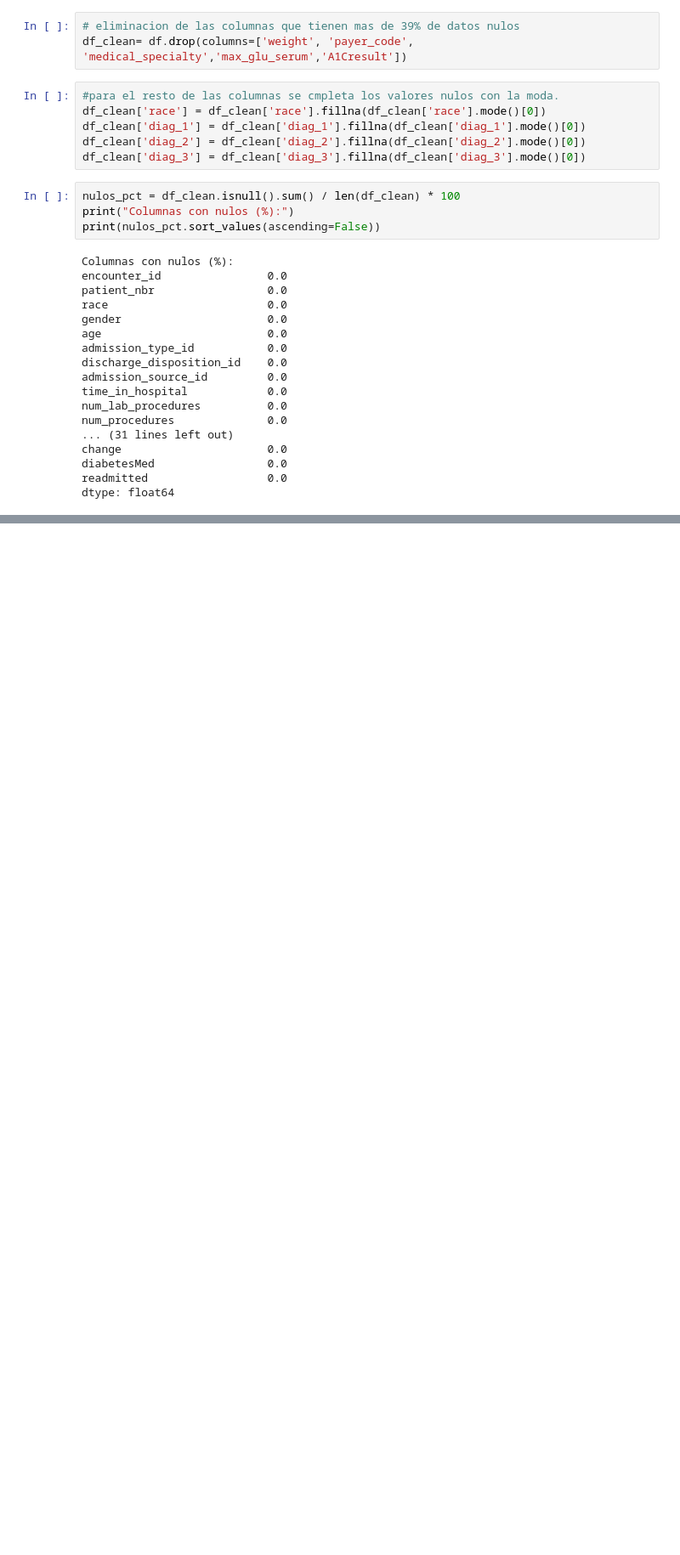
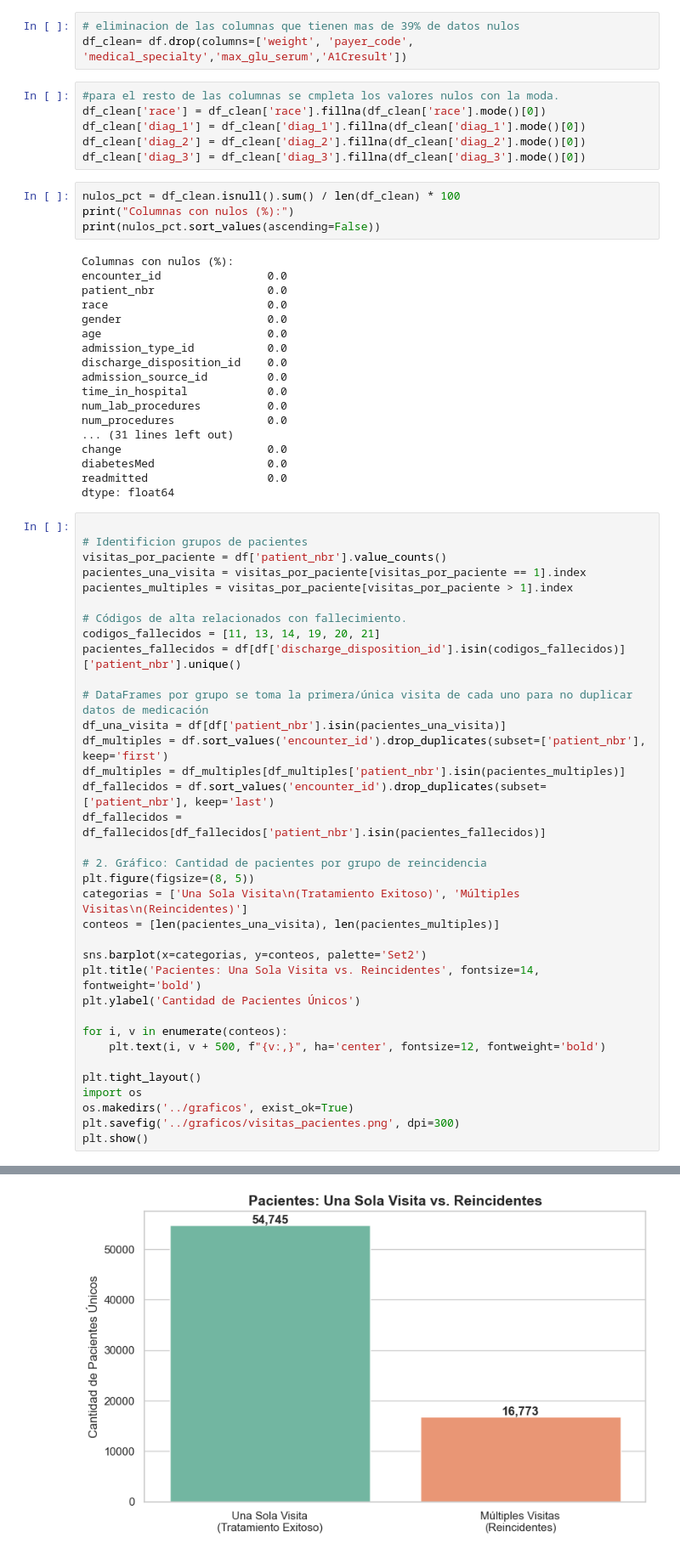
Before and after one commit to AndresCba89/diabetes, a Jupyter notebook: EDA.ipynb, the cells around one changed output, grey strips where cells are left out. Shown at 85% size. Cells and saved outputs as stored; diff of their text form; blank space fills up the shorter version.

Commit message:
Realizacion de EDA con visualizacion de graficos de pacientes readmitidos y no readmitidos en funcion de la edad genero y medicacion

```diff
--- a/EDA.ipynb
+++ b/EDA.ipynb
@@ -95,3 +95,39 @@ change                      0.0
 diabetesMed                 0.0
 readmitted                  0.0
 dtype: float64
+# %%
+
+# Identificion grupos de pacientes
+visitas_por_paciente = df['patient_nbr'].value_counts()
+pacientes_una_visita = visitas_por_paciente[visitas_por_paciente == 1].index
+pacientes_multiples = visitas_por_paciente[visitas_por_paciente > 1].index
+
+# Códigos de alta relacionados con fallecimiento.
+codigos_fallecidos = [11, 13, 14, 19, 20, 21]
+pacientes_fallecidos = df[df['discharge_disposition_id'].isin(codigos_fallecidos)]['patient_nbr'].unique()
+
+# DataFrames por grupo se toma la primera/única visita de cada uno para no duplicar datos de medicación
+df_una_visita = df[df['patient_nbr'].isin(pacientes_una_visita)]
+df_multiples = df.sort_values('encounter_id').drop_duplicates(subset=['patient_nbr'], keep='first')
+df_multiples = df_multiples[df_multiples['patient_nbr'].isin(pacientes_multiples)]
+df_fallecidos = df.sort_values('encounter_id').drop_duplicates(subset=['patient_nbr'], keep='last')
+df_fallecidos = df_fallecidos[df_fallecidos['patient_nbr'].isin(pacientes_fallecidos)]
+
+# 2. Gráfico: Cantidad de pacientes por grupo de reincidencia
+plt.figure(figsize=(8, 5))
+categorias = ['Una Sola Visita\n(Tratamiento Exitoso)', 'Múltiples Visitas\n(Reincidentes)']
+conteos = [len(pacientes_una_visita), len(pacientes_multiples)]
+
+sns.barplot(x=categorias, y=conteos, palette='Set2')
+plt.title('Pacientes: Una Sola Visita vs. Reincidentes', fontsize=14, fontweight='bold')
+plt.ylabel('Cantidad de Pacientes Únicos')
+
+for i, v in enumerate(conteos):
+    plt.text(i, v + 500, f"{v:,}", ha='center', fontsize=12, fontweight='bold')
+
+plt.tight_layout()
+import os
+os.makedirs('../graficos', exist_ok=True)
+plt.savefig('../graficos/visitas_pacientes.png', dpi=300)
+plt.show()
+# %% [output]
@@ -97,0 +137 @@ dtype: float64
+[figure, added]
```
Also changed, not shown: parts of 7 cells of this notebook.
